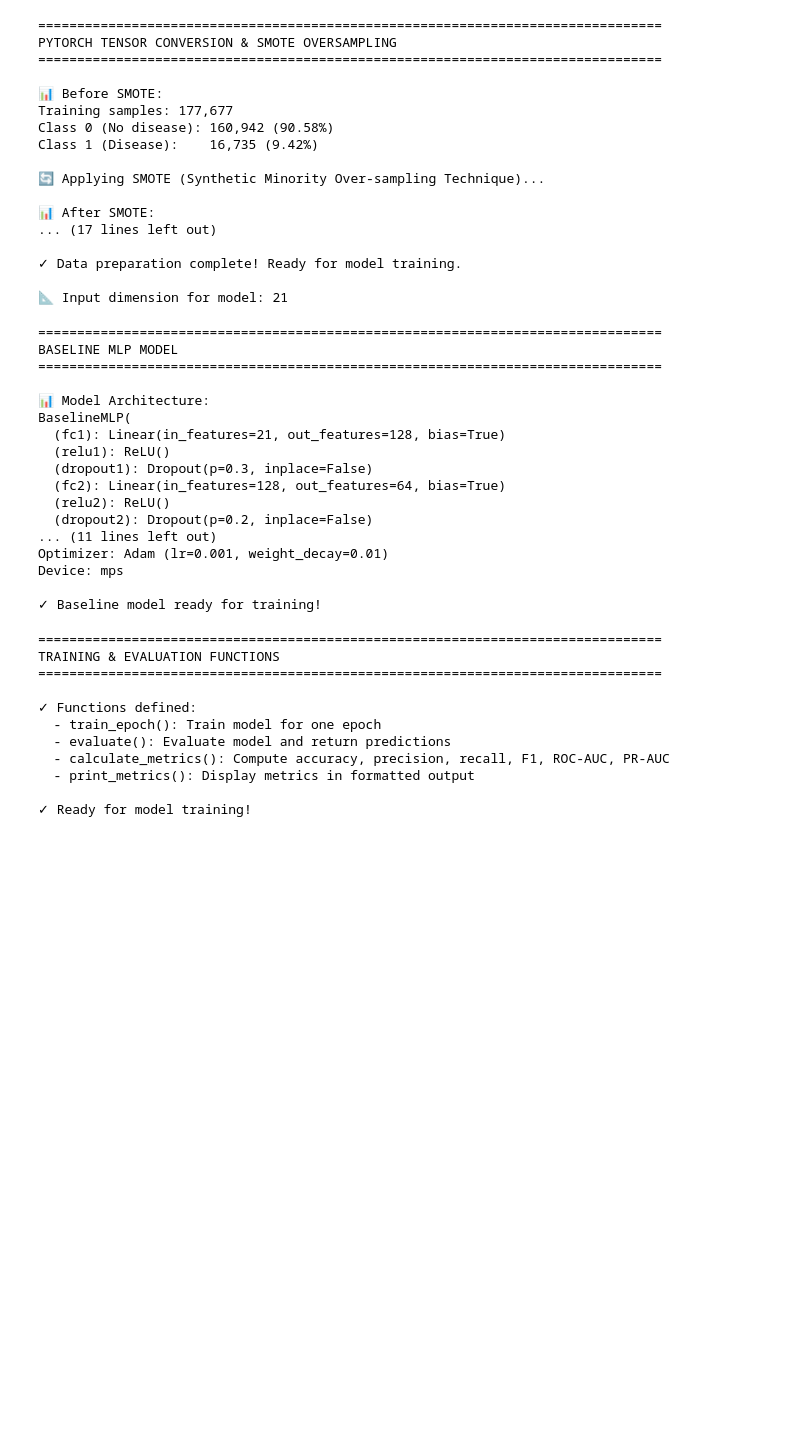
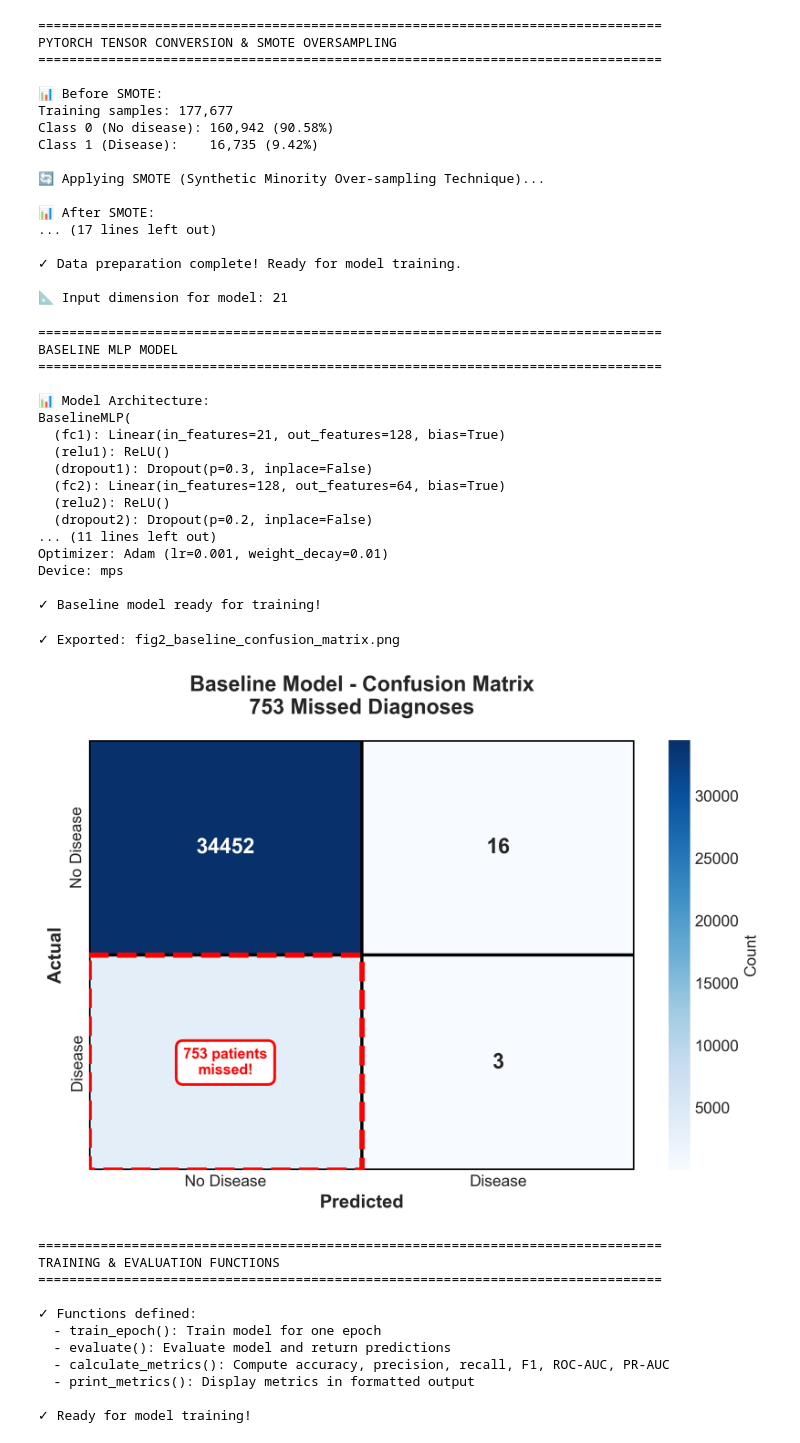
Before and after one commit to omkarb40/Cardiovascular-Disease-Prediction, a Jupyter notebook: cardio.ipynb, the cells around one changed output. Drawn from its saved outputs; the diff is of its cells as text; code cells hidden in the pictures; blank space fills up the shorter version.

```diff
--- a/cardio.ipynb
+++ b/cardio.ipynb
@@ -594,6 +618,75 @@ Optimizer: Adam (lr=0.001, weight_decay=0.01)
 Device: mps
 
 ✓ Baseline model ready for training!
+# %%
+baseline_model.eval()
+with torch.no_grad():
+    baseline_outputs = []
+    baseline_labels = []
+    for batch_X, batch_y in test_loader:
+        batch_X = batch_X.to(device)
+        outputs = baseline_model(batch_X)
+        _, predicted = torch.max(outputs.data, 1)
+        baseline_outputs.extend(predicted.cpu().numpy())
+        baseline_labels.extend(batch_y.cpu().numpy())
+
+baseline_preds = np.array(baseline_outputs)
+test_labels_np = np.array(baseline_labels)
+
+# Create confusion matrix
+from sklearn.metrics import confusion_matrix
+
+cm_baseline = confusion_matrix(test_labels_np, baseline_preds)
+
+# Plot with annotations highlighting the problem
+fig, ax = plt.subplots(figsize=(8, 6))
+
+sns.heatmap(cm_baseline,
+            annot=True,
+            fmt='d',
+            cmap='Blues',
+            cbar_kws={'label': 'Count'},
+            xticklabels=['No Disease', 'Disease'],
+            yticklabels=['No Disease', 'Disease'],
+            ax=ax,
+            linewidths=2,
+            linecolor='black',
+            annot_kws={'fontsize': 16, 'fontweight': 'bold'})
+
+ax.set_ylabel('Actual', fontsize=14, fontweight='bold')
+ax.set_xlabel('Predicted', fontsize=14, fontweight='bold')
+ax.set_title('Baseline Model - Confusion Matrix\n753 Missed Diagnoses',
+             fontsize=16, fontweight='bold', pad=20)
+
+# Add a red box around False Negatives (bottom-left cell)
+from matplotlib.patches import Rectangle
+rect = Rectangle((0, 1), 1, 1,
+                 linewidth=4,
+                 edgecolor='red',
+                 facecolor='none',
+                 linestyle='--')
+ax.add_patch(rect)
+
+# Add annotation
+ax.text(0.5, 1.5, '753 patients\nmissed!',
+        ha='center', va='center',
+        fontsize=11, fontweight='bold',
+        color='red',
+        bbox=dict(boxstyle='round,pad=0.5',
+                  facecolor='white',
+                  edgecolor='red',
+                  linewidth=2))
+
+plt.tight_layout()
+plt.savefig(EXPORT_DIR / 'fig2_baseline_confusion_matrix.png',
+            dpi=300,
+            bbox_inches='tight',
+            facecolor='white')
+print("✓ Exported: fig2_baseline_confusion_matrix.png")
+plt.show()
+# %% [output]
+✓ Exported: fig2_baseline_confusion_matrix.png
+[figure, added]
 # %%
 # Training and Evaluation Functions
 
```
Also changed, not shown: parts of 10 cells of this notebook, 12 other files.
